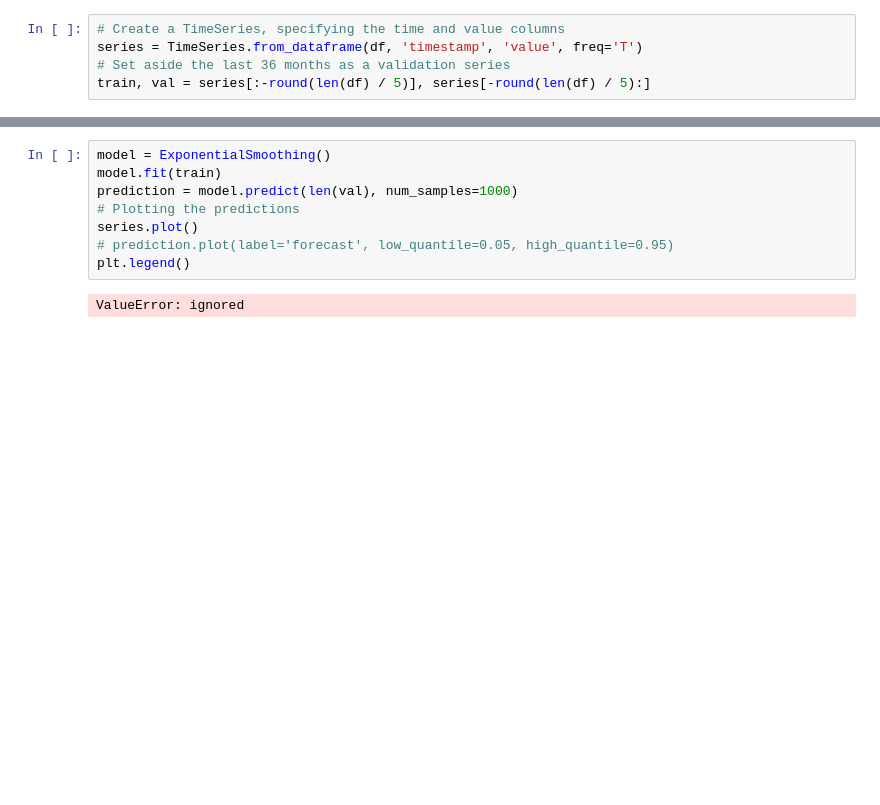
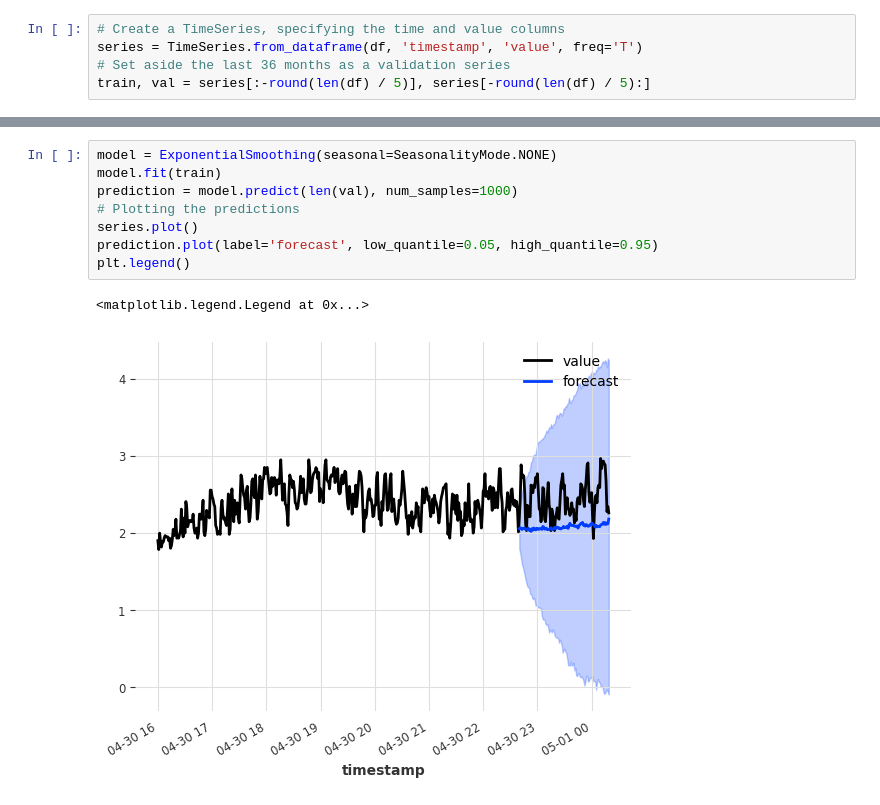
Before and after one commit to m3madadi/datadays, a Jupyter notebook: main.ipynb, the cells around one changed output, grey strips where cells are left out. Saved outputs shown, nothing was run; the diff lists cells and outputs as text; blank space fills up the shorter version.

```diff
--- a/main.ipynb
+++ b/main.ipynb
@@ -60,10 +24,11 @@ Attributes:
 # %%
-model = ExponentialSmoothing()
+model = ExponentialSmoothing(seasonal=SeasonalityMode.NONE)
 model.fit(train)
 prediction = model.predict(len(val), num_samples=1000)
 # Plotting the predictions
 series.plot()
-# prediction.plot(label='forecast', low_quantile=0.05, high_quantile=0.95)
+prediction.plot(label='forecast', low_quantile=0.05, high_quantile=0.95)
 plt.legend()
 # %% [output]
-ValueError: ignored
+<matplotlib.legend.Legend at 0x...>
+[figure, added]
```
Also changed, not shown: parts of 8 cells of this notebook.
